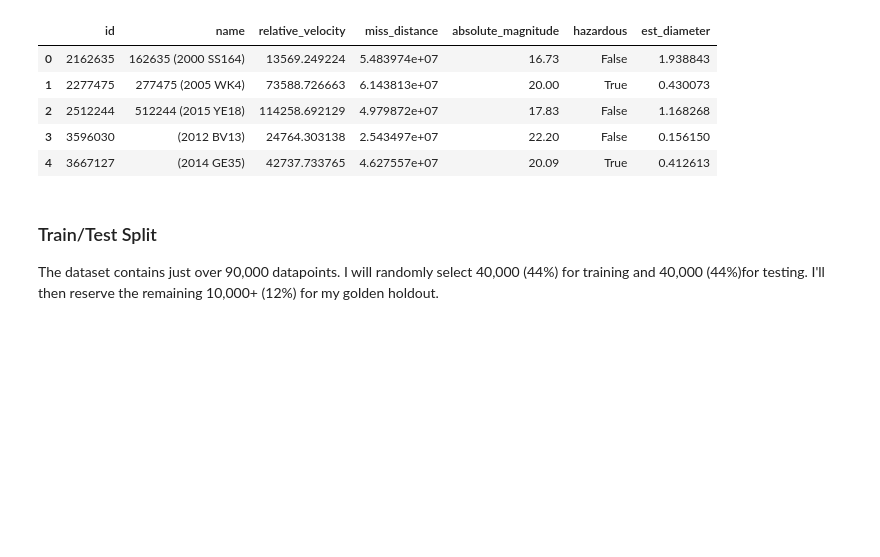
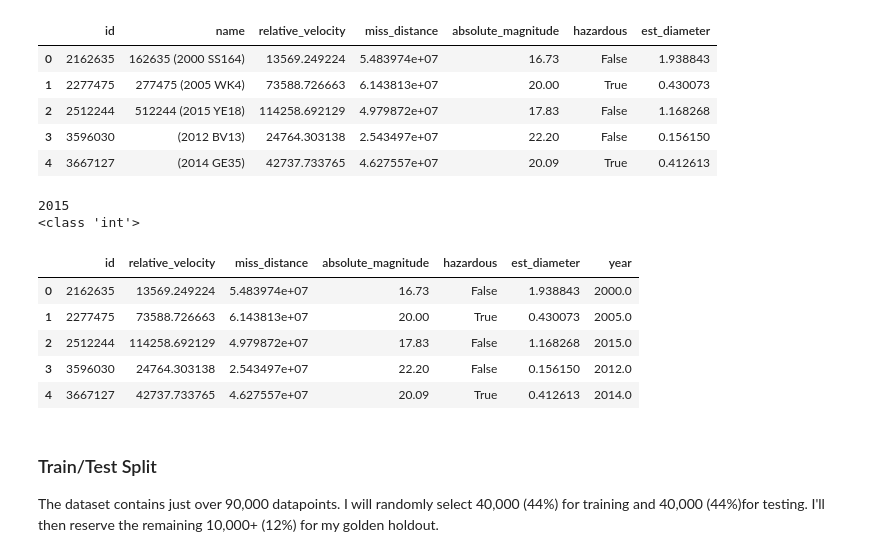
Before and after one commit to samarakoon-ryan/NASA-nearest-earth-objects-modeling, a Jupyter notebook: project_notebook.ipynb, the cells around one changed output. Saved outputs shown, nothing was run; the diff lists cells and outputs as text; code cells hidden in the pictures; blank space fills up the shorter version.

Commit message:
extracted year from name column and transferred to a new column year - closes #14 and closes #10

```diff
--- a/project_notebook.ipynb
+++ b/project_notebook.ipynb
@@ -228,6 +228,46 @@ neos.head()
 | 2 | 2512244 | 512244 (2015 YE18) | 114258.692129 | 4.979872e+07 | 17.83 | False | 1.168268 |
 | 3 | 3596030 | (2012 BV13) | 24764.303138 | 2.543497e+07 | 22.20 | False | 0.156150 |
 | 4 | 3667127 | (2014 GE35) | 42737.733765 | 4.627557e+07 | 20.09 | True | 0.412613 |
+# %%
+# Find year value in `name` column and move to new `year` column
+
+# Function takes in a name_value and finds the year.
+# Converts year into integer and returns in.
+def find_year(name_value):
+    try:
+        new_value = ""
+        start_idx = name_value.find("(") + 1
+        end_idx = start_idx + 4
+        new_value = name_value[start_idx : end_idx]
+        new_value = int(new_value)
+        return new_value
+    except:
+        return None
+
+# Example to test function
+print(find_year("277475 (2015 WK4)"))  # should return -> 2015
+print(type(find_year("277475 (2015 WK4)")))     # should return -> <class 'int'>
+
+# apply function to `name` column and create new column `year
+neos['year'] = neos['name'].apply(find_year)
+
+# drop `name` column
+neos = neos.drop(columns=['name'])
+
+# Running this on the entire column revealed exactly one row not in the correct format which is why
+# I included the try except blocks and returned a null value.
+# Considering I have plenty of data, I will drop it via dropna() method.
+neos = neos.dropna()
+neos.head()
+# %% [output]
+2015
+<class 'int'>
+|  | id | relative_velocity | miss_distance | absolute_magnitude | hazardous | est_diameter | year |
+| 0 | 2162635 | 13569.249224 | 5.483974e+07 | 16.73 | False | 1.938843 | 2000.0 |
+| 1 | 2277475 | 73588.726663 | 6.143813e+07 | 20.00 | True | 0.430073 | 2005.0 |
+| 2 | 2512244 | 114258.692129 | 4.979872e+07 | 17.83 | False | 1.168268 | 2015.0 |
+| 3 | 3596030 | 24764.303138 | 2.543497e+07 | 22.20 | False | 0.156150 | 2012.0 |
+| 4 | 3667127 | 42737.733765 | 4.627557e+07 | 20.09 | True | 0.412613 | 2014.0 |
 # %% [markdown]
 ### Train/Test Split
 
```
Also changed, not shown: parts of 1 cell of this notebook.
